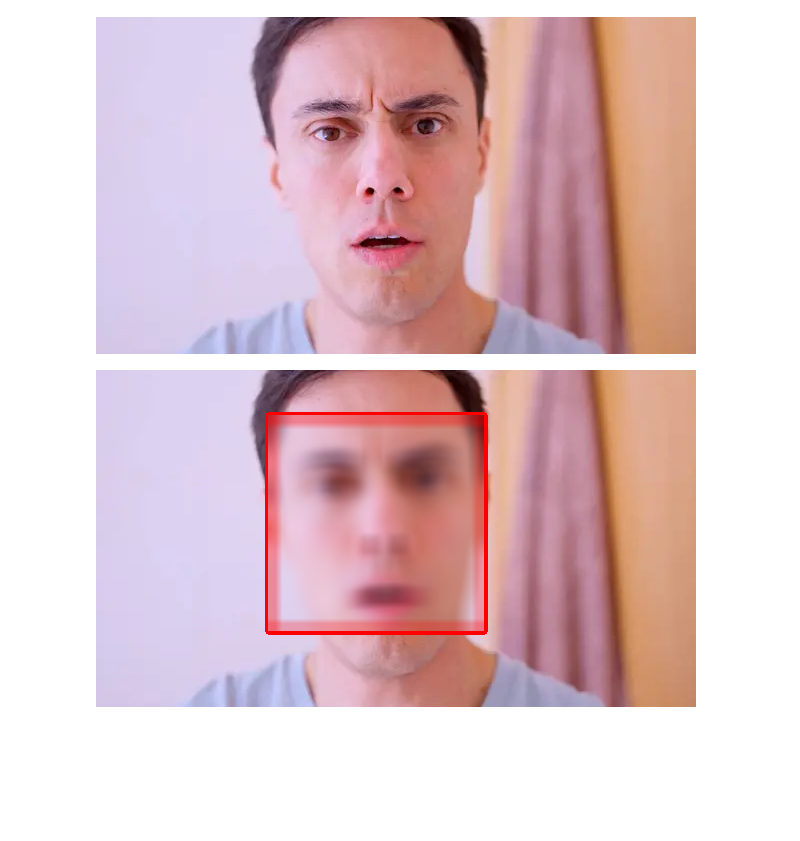
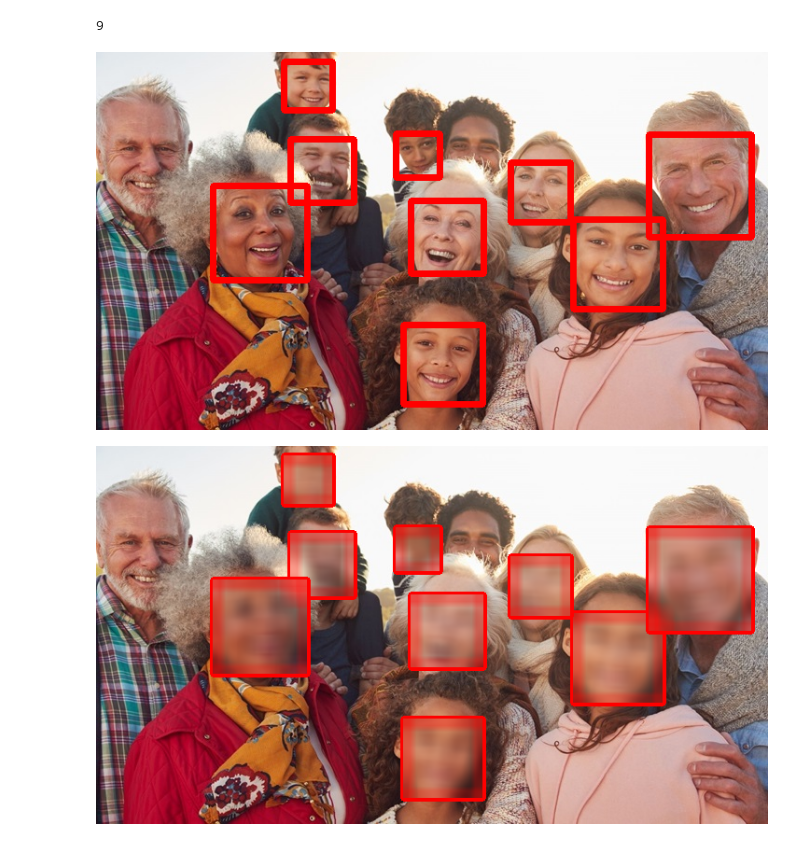
Before and after one commit to HimanSenaweera/Color-Detection-with-OpenCV, a Jupyter notebook: FaceAnonymizer/face_anonymizer.ipynb, the cells around one changed output. Saved outputs shown, nothing was run; the diff lists cells and outputs as text; code cells hidden in the pictures; blank space fills up the shorter version.

```diff
--- a/FaceAnonymizer/face_anonymizer.ipynb
+++ b/FaceAnonymizer/face_anonymizer.ipynb
@@ -67,0 +71,6 @@ cv2_imshow(image)
+# %%
+#creating an object for detecting faces up close
+face_detection_far=mp_face_detection.FaceDetection(model_selection=1,min_detection_confidence=0.7)
+# %%
+image2=cv2.imread('/content/humans2.jpg')
+H,W,_=image2.shape
@@ -68,35 +81,32 @@ cv2_imshow(image)
+# %%
+image2_rgb=cv2.cvtColor(image2,cv2.COLOR_BGR2RGB)
+out=face_detection_far.process(image2_rgb)
+print(len(out.detections))
+# %% [output]
+9
 # %%
-def face_anonymizer(image,mp_face_detection):
-  H,W,_=image.shape
-  with mp_face_detection.FaceDetection(model_selection=0,min_detection_confidence=0.5) as face_detection:
+image3=image2.copy()
+for i in range(len(out.detections)):
+  if out.detections is not None:
+    detection=out.detections[i]
+    location_data=detection.location_data
+    bbox=location_data.relative_bounding_box
 
-    image_rgb=cv2.cvtColor(image,cv2.COLOR_BGR2RGB)
-    out=face_detection.process(image_rgb)
+    x1,y1,w,h=bbox.xmin , bbox.ymin , bbox.width , bbox.height
 
-    if out.detections is not None:
-      detection=out.detections[0]
-      location_data=detection.location_data
-      bbox=location_data.relative_bounding_box
+    #this is an relative bbox
+    x1=int(x1*W)
+    y1=int(y1*H)
+    w=int(w*W)
+    h=int(h*H)
 
-      x1,y1,w,h=bbox.xmin , bbox.ymin , bbox.width , bbox.height
+    image2=cv2.rectangle(image2,(x1,y1),(x1+w,y1+h),(0,0,255),5)
+    image3=cv2.rectangle(image3,(x1,y1),(x1+w,y1+h),(0,0,255),5)
 
-      #this is an relative bbox
-      x1=int(x1*W)
-      y1=int(y1*H*0.8)
-      w=int(w*W*0.9)
-      h=int(h*H*0.9)
+    image3[y1:y1+h,x1:x1+w,:]=cv2.blur(image3[y1:y1+h,x1:x1+w,:],(20,20))
 
-      image=cv2.rectangle(image,(x1,y1),(x1+w,y1+h),(0,0,255),5)
-      image[y1:y1+h,x1:x1+w,:]=cv2.blur(image[y1:y1+h,x1:x1+w,:],(20,20))
-
-      cv2_imshow(image)
+cv2_imshow(image2)
+cv2_imshow(image3)
+# %% [output]
+[figure, added]
+[figure, added]
-# %%
-image2=cv2.imread('/depositphotos_792058806-stock-photo-surprised-man-reacting-shock-disbelief.webp')
-cv2_imshow(image2)
-# %% [output]
-[figure, removed]
-# %%
-mp_face_detection_2=mp.solutions.face_detection
-face_anonymizer(image2,mp_face_detection_2)
-# %% [output]
-[figure, removed]
```
Also changed, not shown: parts of 11 cells of this notebook, 8 other files.
